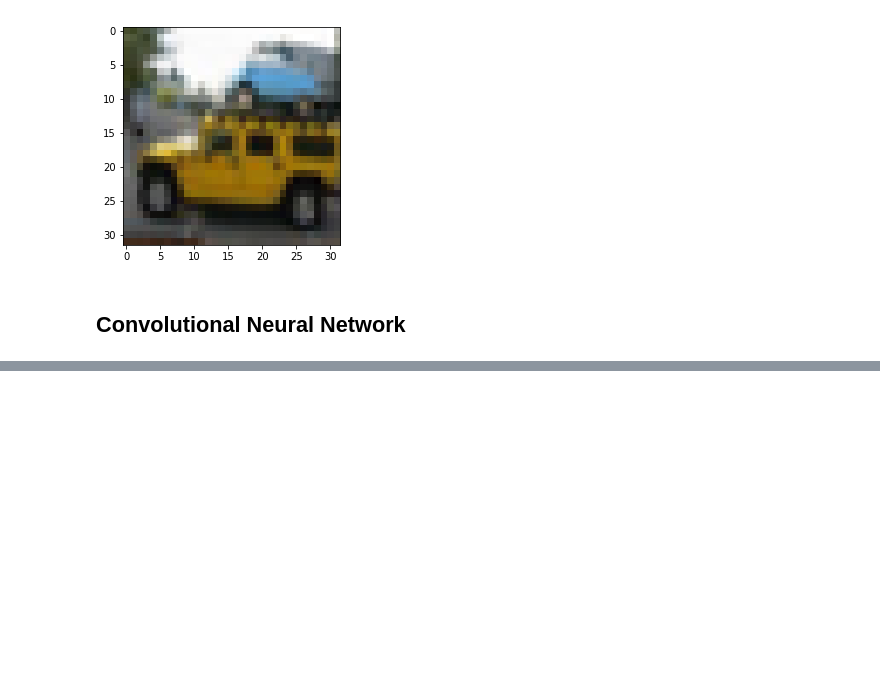
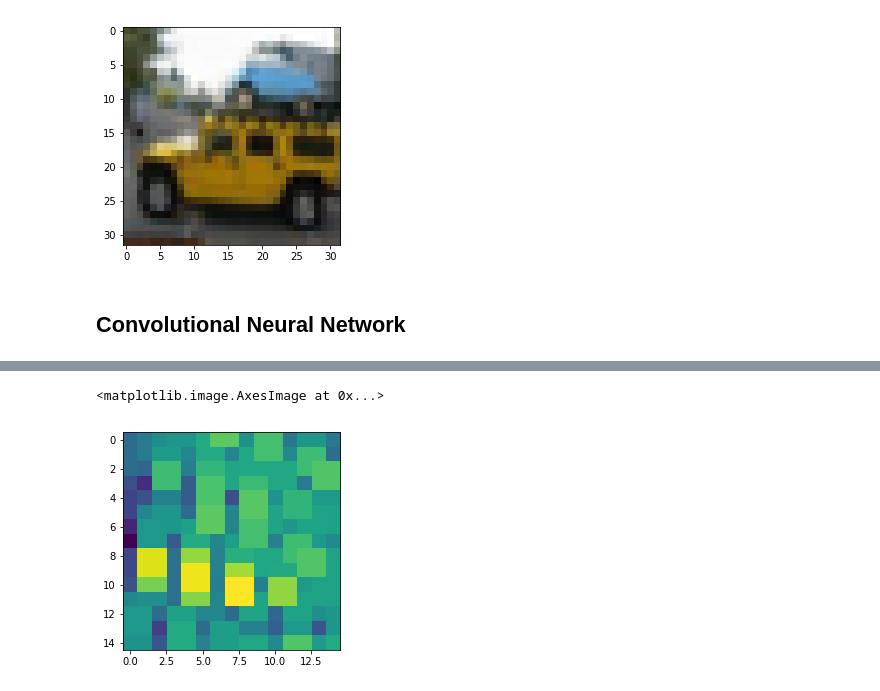
Before and after one commit to DarkGengar/100DaysOfMLCode, a Jupyter notebook: cnn.ipynb, the cells around one changed output, grey strips where cells are left out. Drawn from its saved outputs; the diff is of its cells as text; code cells hidden in the pictures; blank space fills up the shorter version.

```diff
--- a/cnn.ipynb
+++ b/cnn.ipynb
@@ -156,0 +195,5 @@ print(pool_layer)
+# %%
+plt.imshow(pool_img)
+# %% [output]
+<matplotlib.image.AxesImage at 0x...>
+[figure, added]
```
Also changed, not shown: parts of 7 cells of this notebook.
